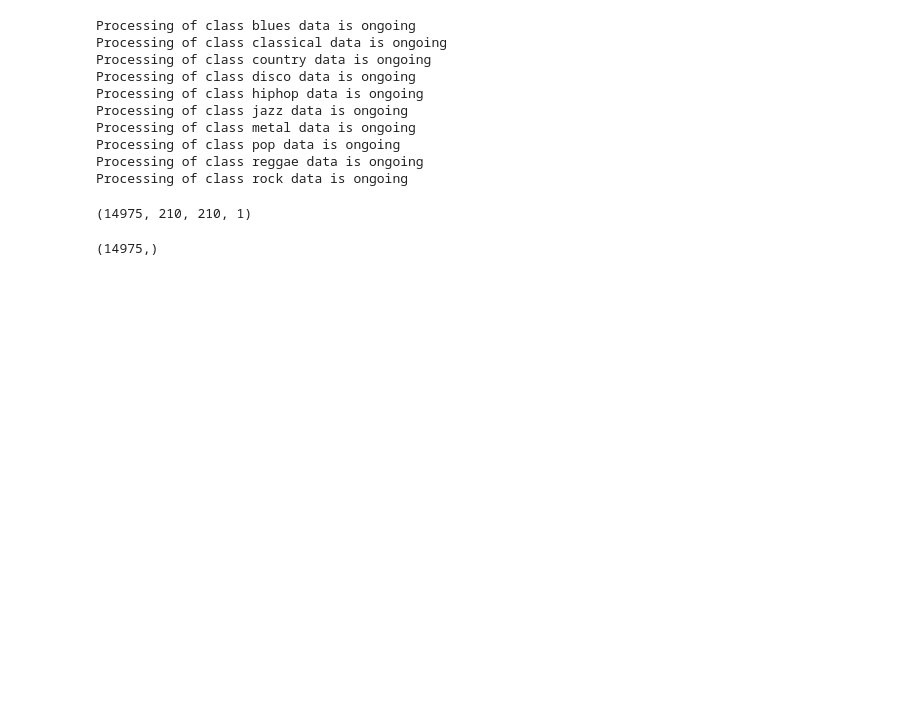
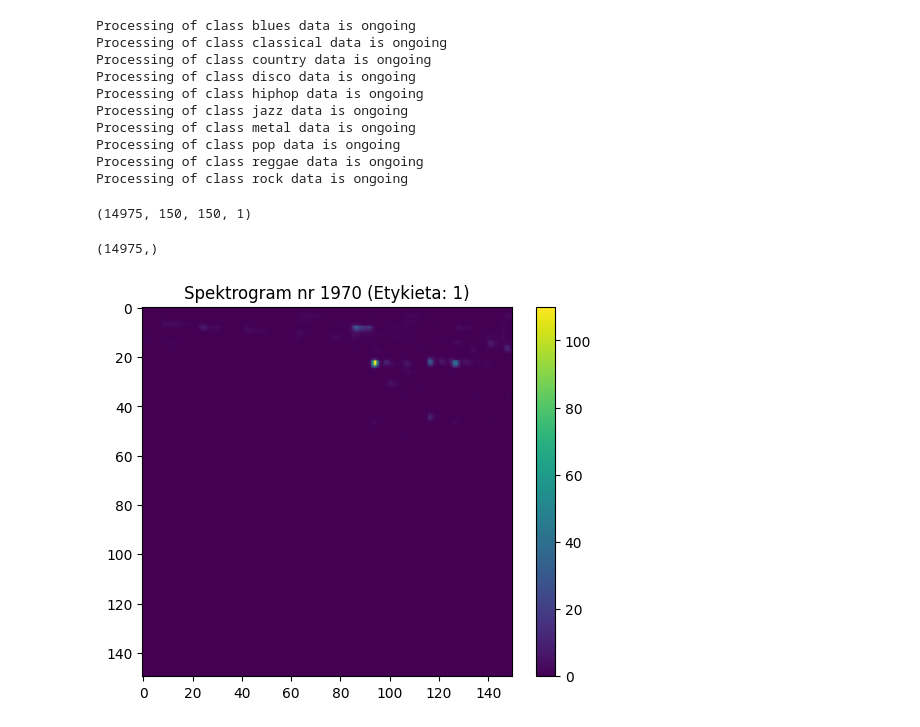
Before and after one commit to PiotrPeca/GenreAI, a Jupyter notebook: main_model/model.ipynb, the cells around one changed output. Cells and saved outputs as stored; diff of their text form; code cells hidden in the pictures; blank space fills up the shorter version.

```diff
--- a/main_model/model.ipynb
+++ b/main_model/model.ipynb
@@ -8,7 +10,7 @@ import librosa
 data_folder = "../Data/genres_original"
 classes = ['blues', 'classical', 'country', 'disco', 'hiphop','jazz', 'metal', 'pop', 'reggae', 'rock']
 # %%
-def preprocessing_wav_to_melspectogram(data_folder, classes, target_shape = (210,210), chunk_duration = 4, overlap_duration = 2):
+def preprocessing_wav_to_melspectogram(data_folder, classes, target_shape = (150,150), chunk_duration = 4, overlap_duration = 2):
     melspectograms_list = []
     labels_list = []
     for class_number, class_name in enumerate(classes):
@@ -52,8 +54,18 @@ Processing of class rock data is ongoing
 # %%
 print(data.shape)
 # %% [output]
-(14975, 210, 210, 1)
+(14975, 150, 150, 1)
 # %%
 print(labels.shape)
 # %% [output]
 (14975,)
+# %%
+example_number = 1970
+example_melspectogram_x = data[example_number]
+example_melspectogram_y = labels[example_number]
+plt.imshow(example_melspectogram_x.squeeze())
+plt.title(f"Spektrogram nr {example_number} (Etykieta: {example_melspectogram_y})")
+plt.colorbar()
+plt.show()
+# %% [output]
+[figure, added]
```
Also changed, not shown: parts of 9 cells of this notebook, 1 other file.
